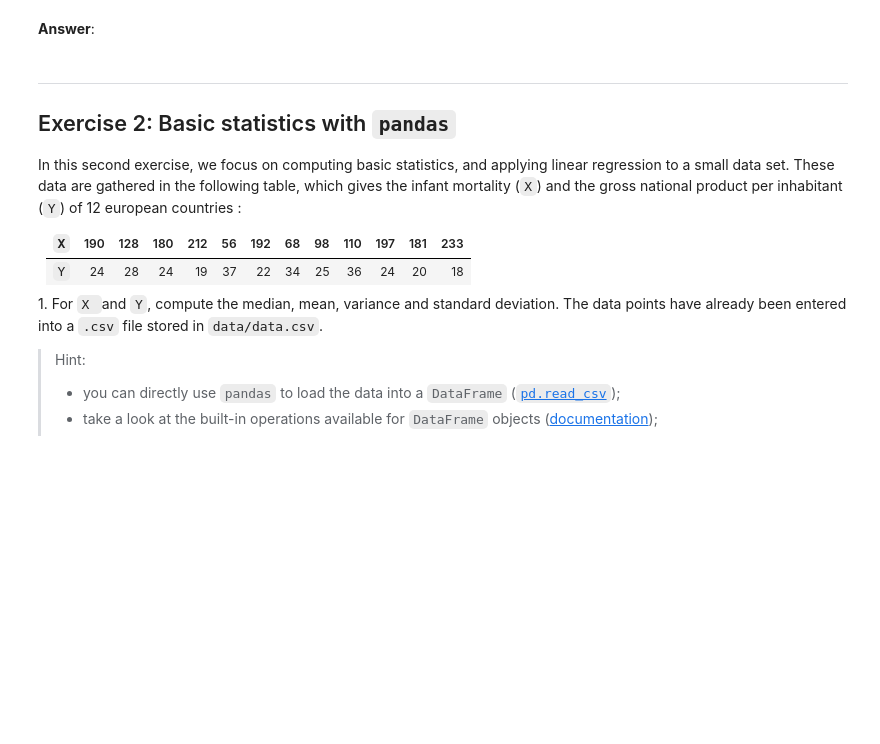
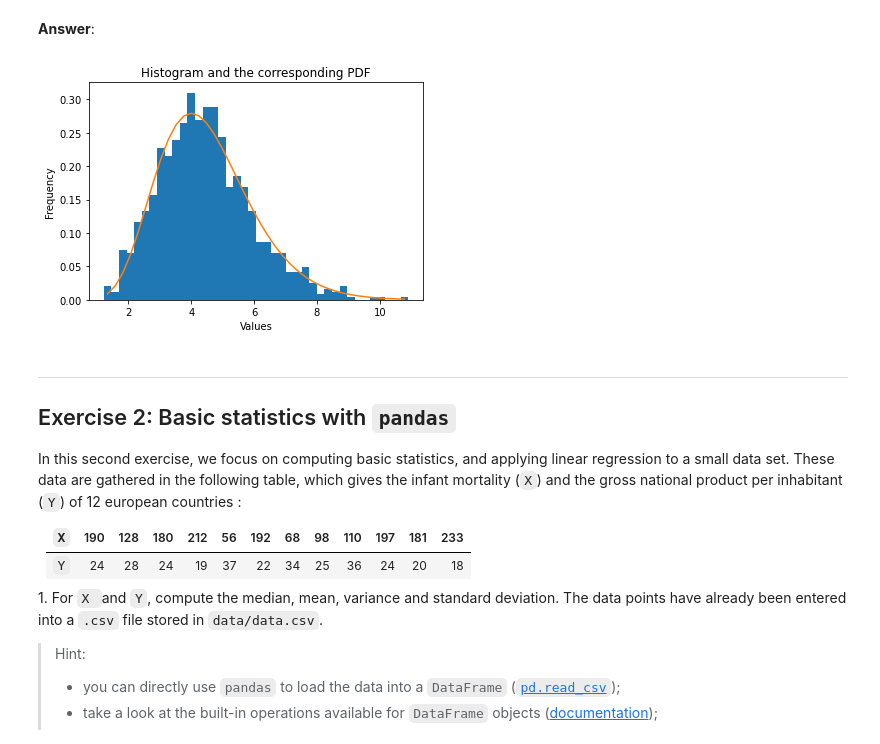
Before and after one commit to jeremdesno/python_sdia, a Jupyter notebook: Labs/Lab2/lab2.ipynb, the cells around one changed output. Drawn from its saved outputs; the diff is of its cells as text; code cells hidden in the pictures; blank space fills up the shorter version.

```diff
--- a/Labs/Lab2/lab2.ipynb
+++ b/Labs/Lab2/lab2.ipynb
@@ -80,3 +115,27 @@ and displaying their histogram. In the following, we consider $(\alpha, \beta) =
+# %%
+# your code
+import scipy.stats as stats
+
+#Plot the histogram with frequencies
+count, bins_edges, ignored = plt.hist(rng, 40, density = True)
+
+#Compute the centers of each bins
+bin_centers = (np.array(bins_edges[:-1]) + np.array(bins_edges[1:])) / 2
+
+#Generate pdf function from bins centers
+pdf_values = stats.gamma.pdf(bin_centers, a=shape, scale=scale)
+
+#Plot the histogram and the corresponding pdf
+plt.plot(bin_centers,pdf_values)
+
+plt.xlabel('Values')
+plt.ylabel('Frequency')
+plt.title('Histogram and the corresponding PDF')
+
+#Save the graph in .png
+plt.savefig('Histogram_PDF.png', format='png')
+# %% [output]
+[figure, added]
 # %% [markdown]
 ---
 ## <a name="ex2">Exercise 2: Basic statistics with `pandas`</a>
```
Also changed, not shown: parts of 7 cells of this notebook, 3 other files.
